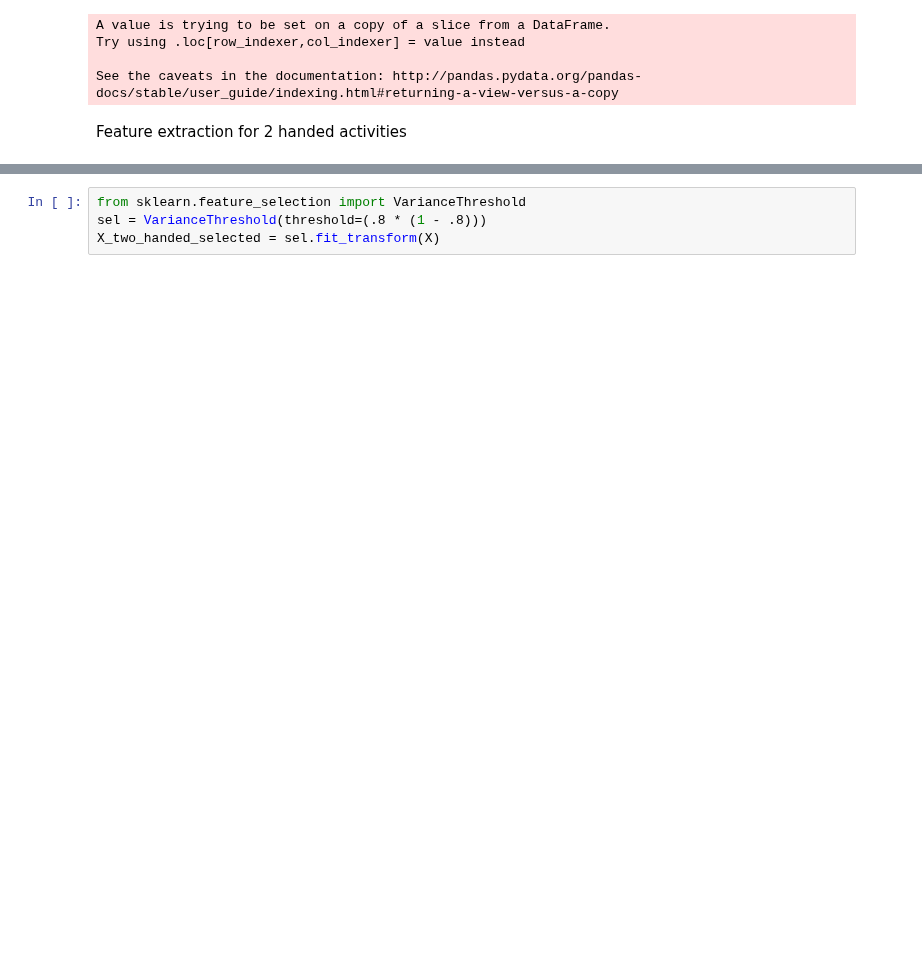
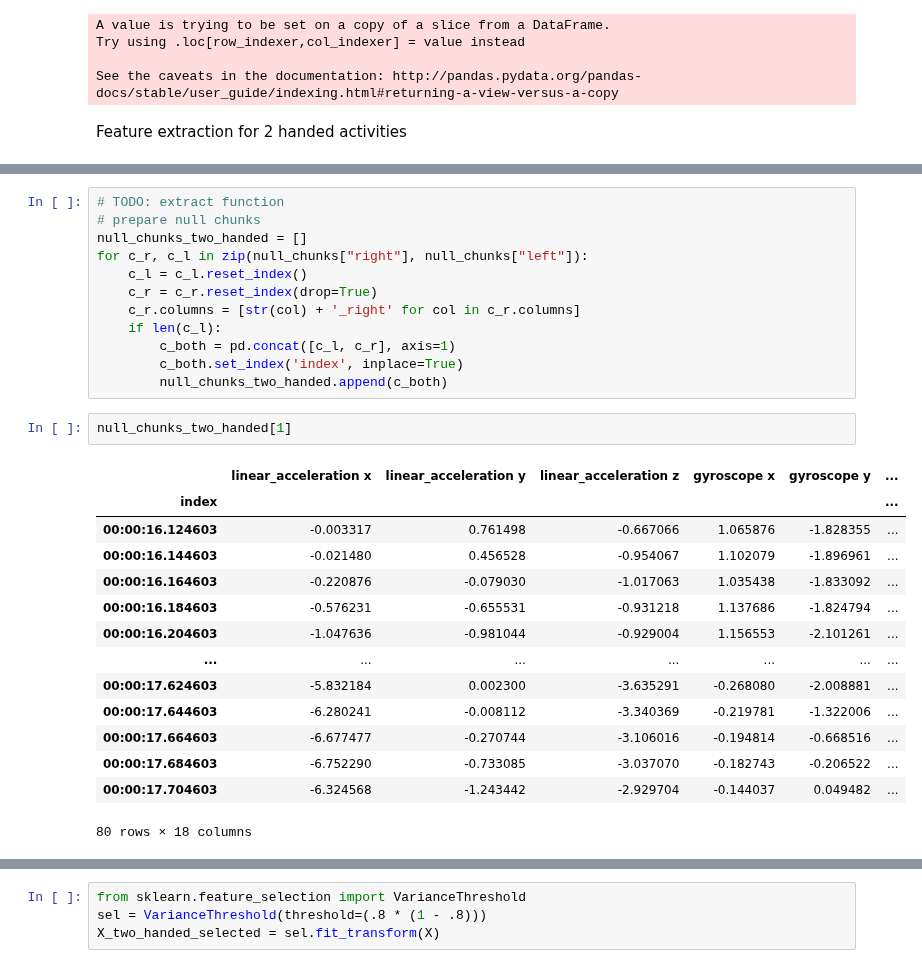
Before and after one commit to mp-mental-health-2020/mp-mental-health-2020, a Jupyter notebook: src/experiments/Supervised Classification.ipynb, the cells around one changed output, grey strips where cells are left out. Cells and saved outputs as stored; diff of their text form; blank space fills up the shorter version.

```diff
--- a/src/experiments/Supervised Classification.ipynb
+++ b/src/experiments/Supervised Classification.ipynb
@@ -100,0 +133,29 @@ See the caveats in the documentation: http://pandas.pydata.org/pandas-docs/stabl
+# %%
+# TODO: extract function
+# prepare null chunks
+null_chunks_two_handed = []
+for c_r, c_l in zip(null_chunks["right"], null_chunks["left"]):
+    c_l = c_l.reset_index()
+    c_r = c_r.reset_index(drop=True)
+    c_r.columns = [str(col) + '_right' for col in c_r.columns]
+    if len(c_l):
+        c_both = pd.concat([c_l, c_r], axis=1)
+        c_both.set_index('index', inplace=True)
+        null_chunks_two_handed.append(c_both)
+# %%
+null_chunks_two_handed[1]
+# %% [output]
+|  | linear_acceleration x | linear_acceleration y | linear_acceleration z | gyroscope x | gyroscope y | ... |
+| index |  |  |  |  |  | ... |
+| 00:00:16.124603 | -0.003317 | 0.761498 | -0.667066 | 1.065876 | -1.828355 | ... |
+| 00:00:16.144603 | -0.021480 | 0.456528 | -0.954067 | 1.102079 | -1.896961 | ... |
+| 00:00:16.164603 | -0.220876 | -0.079030 | -1.017063 | 1.035438 | -1.833092 | ... |
+| 00:00:16.184603 | -0.576231 | -0.655531 | -0.931218 | 1.137686 | -1.824794 | ... |
+| 00:00:16.204603 | -1.047636 | -0.981044 | -0.929004 | 1.156553 | -2.101261 | ... |
+| ... | ... | ... | ... | ... | ... | ... |
+| 00:00:17.624603 | -5.832184 | 0.002300 | -3.635291 | -0.268080 | -2.008881 | ... |
+| 00:00:17.644603 | -6.280241 | -0.008112 | -3.340369 | -0.219781 | -1.322006 | ... |
+| 00:00:17.664603 | -6.677477 | -0.270744 | -3.106016 | -0.194814 | -0.668516 | ... |
+| 00:00:17.684603 | -6.752290 | -0.733085 | -3.037070 | -0.182743 | -0.206522 | ... |
+| 00:00:17.704603 | -6.324568 | -1.243442 | -2.929704 | -0.144037 | 0.049482 | ... |
+80 rows × 18 columns
```
Also changed, not shown: parts of 32 cells of this notebook, 2 other files.
